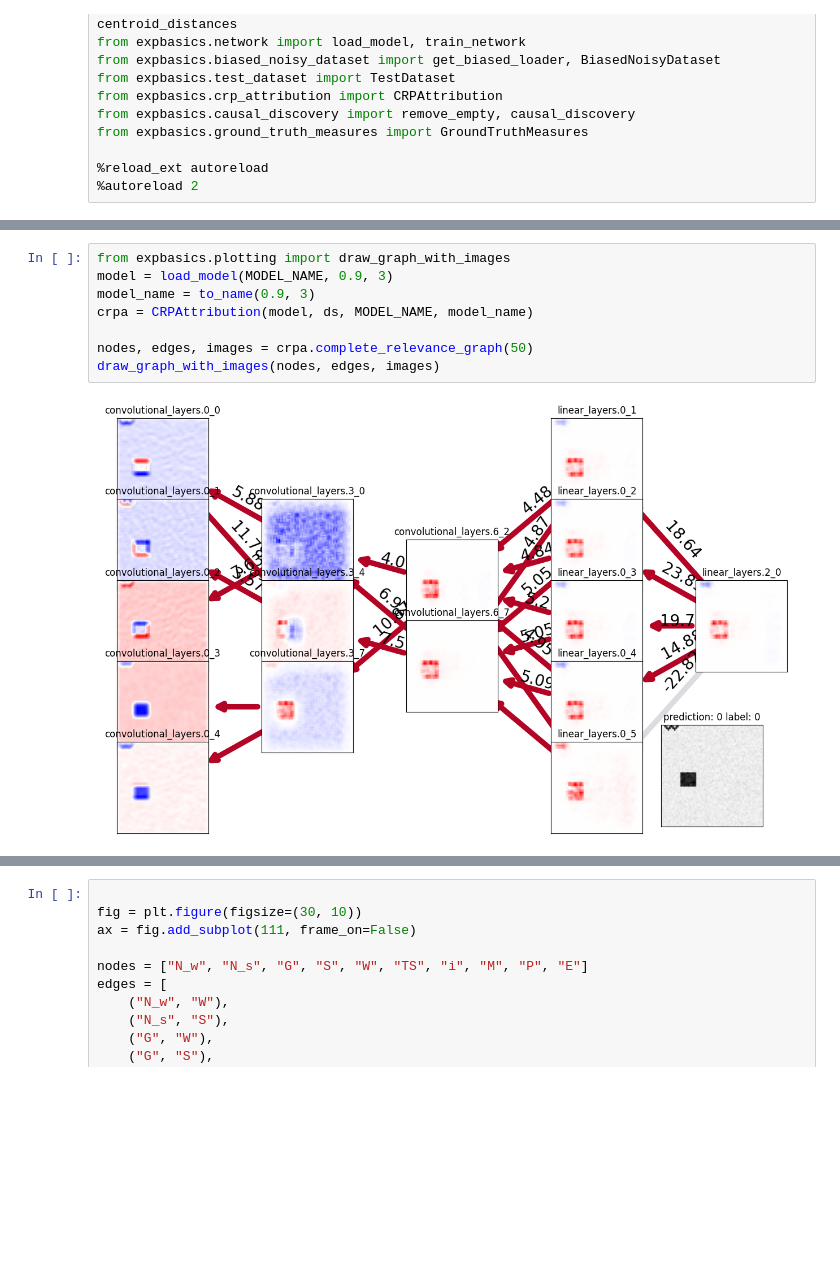
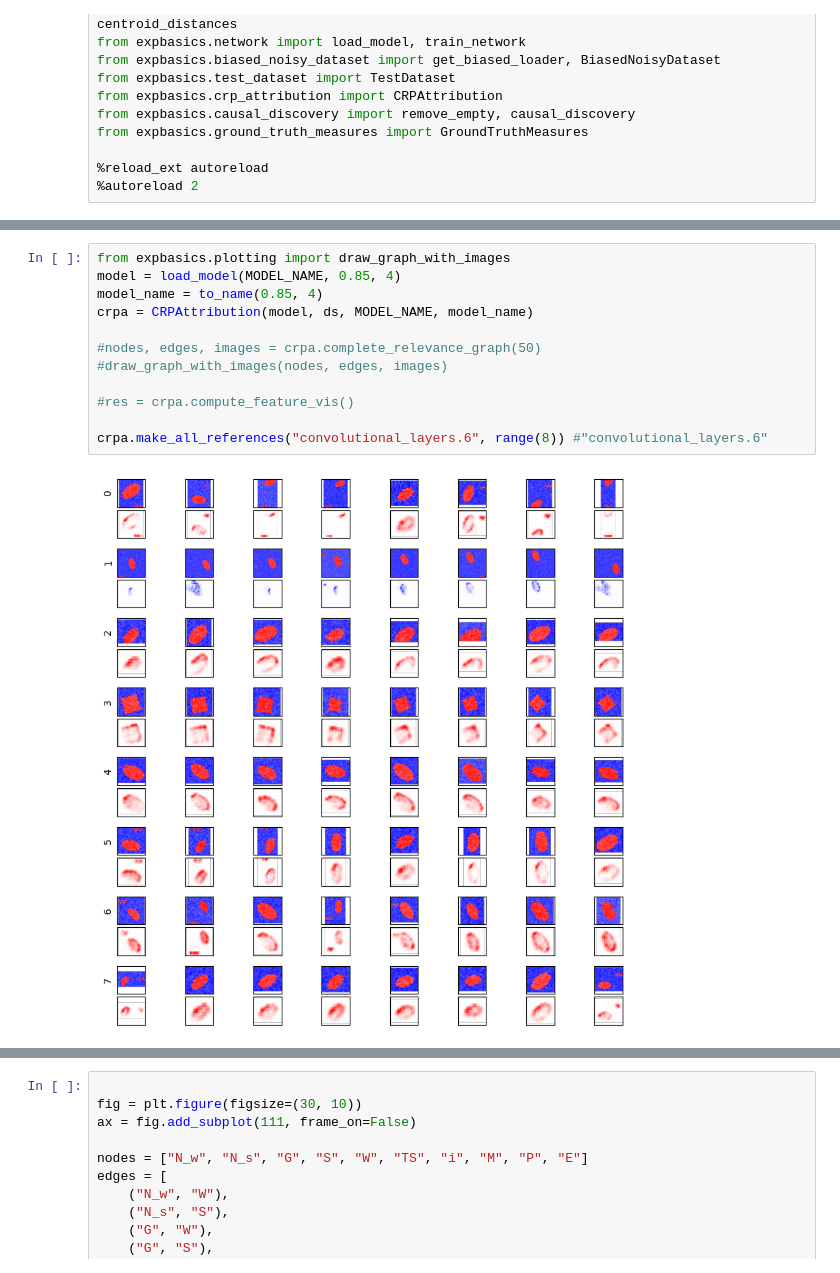
Before and after one commit to lillijo/xai-evaluation-master-thesis, a Jupyter notebook: experiments/fixed_causal_model.ipynb, the cells around one changed output, grey strips where cells are left out. Saved outputs shown, nothing was run; the diff lists cells and outputs as text; blank space fills up the shorter version.

```diff
--- a/experiments/fixed_causal_model.ipynb
+++ b/experiments/fixed_causal_model.ipynb
@@ -45,11 +45,15 @@ print(len(indices))
 13
 # %%
 from expbasics.plotting import draw_graph_with_images
-model = load_model(MODEL_NAME, 0.9, 3)
-model_name = to_name(0.9, 3)
+model = load_model(MODEL_NAME, 0.85, 4)
+model_name = to_name(0.85, 4)
 crpa = CRPAttribution(model, ds, MODEL_NAME, model_name)
 
-nodes, edges, images = crpa.complete_relevance_graph(50)
-draw_graph_with_images(nodes, edges, images)
+#nodes, edges, images = crpa.complete_relevance_graph(50)
+#draw_graph_with_images(nodes, edges, images)
+
+#res = crpa.compute_feature_vis()
+
+crpa.make_all_references("convolutional_layers.6", range(8)) #"convolutional_layers.6"
 # %% [output]
-[figure, old version]
+[figure, new version]
```
Also changed, not shown: parts of 7 cells of this notebook, 14 other files.
